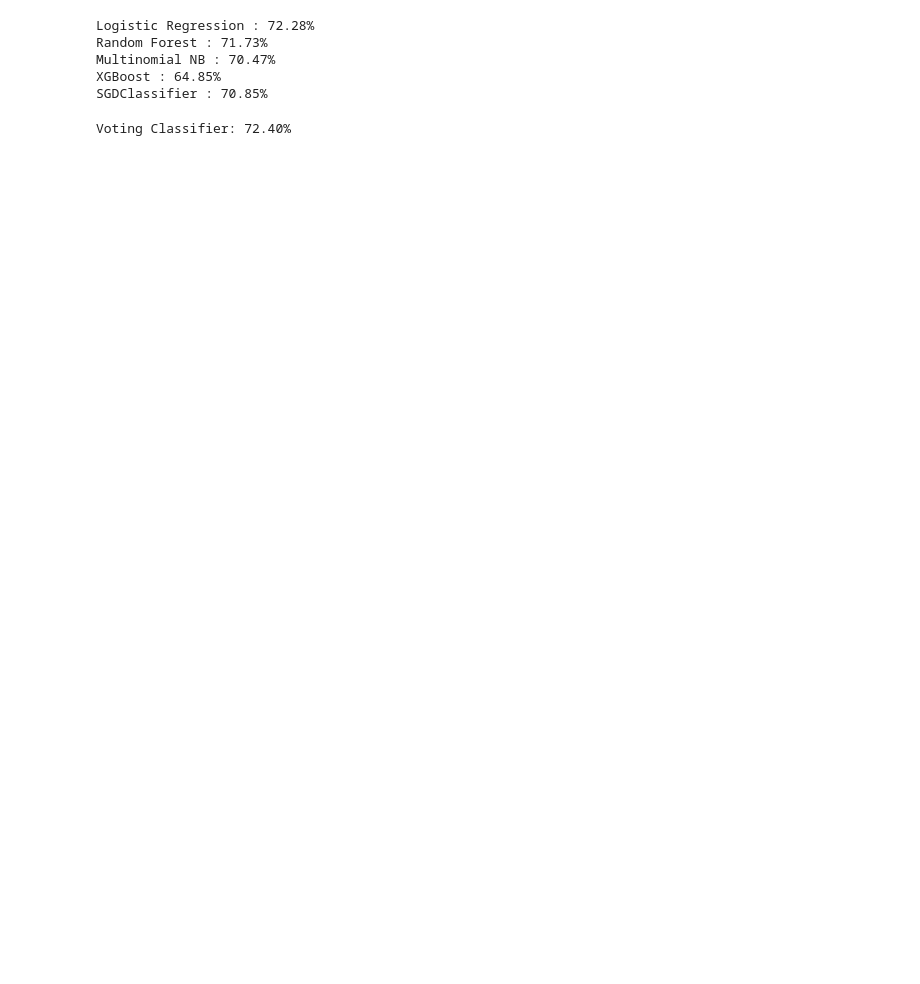
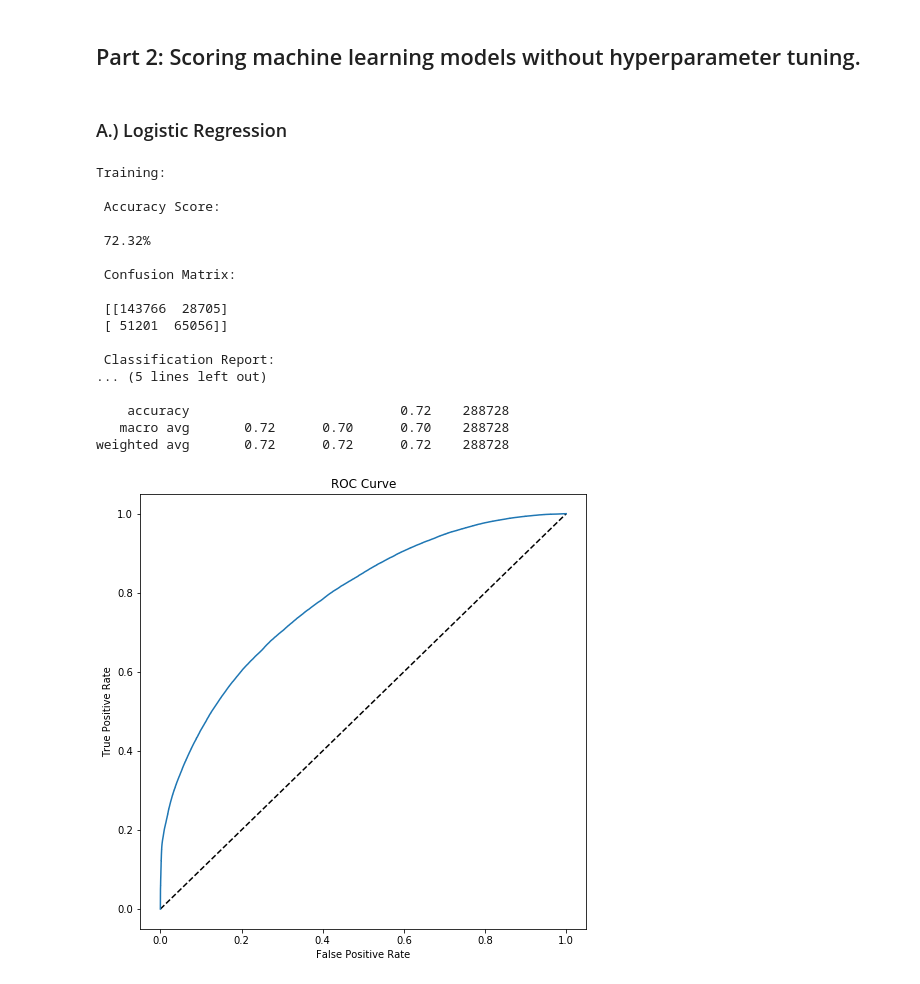
Before and after one commit to tomhalloin/Springboard-Kickstarter, a Jupyter notebook: Kickstarter_Machine_Learning.ipynb, the cells around one changed output. Saved outputs shown, nothing was run; the diff lists cells and outputs as text; code cells hidden in the pictures; blank space fills up the shorter version.

Commit message:
Machine learning with final models

```diff
--- a/Kickstarter_Machine_Learning.ipynb
+++ b/Kickstarter_Machine_Learning.ipynb
@@ -616,43 +113,32 @@ rf_random.fit(X_train, y_train)
-# %%
-# Import VotingClassifier from sklearn.ensemble
-from sklearn.ensemble import VotingClassifier
-from sklearn.metrics import accuracy_score
-
-# Create list of classifiers
-classifiers = [('Logistic Regression', logreg), ('Random Forest', rf), ('Multinomial NB', nb), ('XGBoost', xgb),
-               ('SGDClassifier', sgd)]
-
-# Iterate over the pre-defined list of classifiers
-for clf_name, clf in classifiers:
-
-    # Fit clf to the training set
-    clf.fit(X_train, y_train)
-
-    # Predict y_pred
-    y_pred = clf.predict(X_test)
-
-    # Calculate accuracy
-    accuracy = accuracy_score(y_pred, y_test)
-
-    # Evaluate clf's accuracy on the test set
-    print('{:s} : {:.2%}'.format(clf_name, accuracy))
-
-# Instantiate a VotingClassifier vc
-vc = VotingClassifier(estimators=classifiers)
-
-# Fit vc to the training set
-vc.fit(X_train, y_train)
-
-# Evaluate the test set predictions
-y_pred = vc.predict(X_test)
-
-# Calculate accuracy score
-accuracy = accuracy_score(y_pred, y_test)
-print('Voting Classifier: {:.2%}'.format(accuracy))
-# %% [output]
-Logistic Regression : 72.28%
-Random Forest : 71.73%
-Multinomial NB : 70.47%
-XGBoost : 64.85%
-SGDClassifier : 70.85%
-Voting Classifier: 72.40%
+# %% [markdown]
+## Part 2: Scoring machine learning models without hyperparameter tuning.
+# %% [markdown]
+### A.) Logistic Regression
+# %%
+# Working logistic regression out of the box with no hyperparameters.
+from sklearn.linear_model import LogisticRegression
+logreg = LogisticRegression(solver='lbfgs')
+fitted = logreg.fit(X_train, y_train)
+print('Training: ')
+score_model(fitted, X_train, y_train)
+print('Testing: ')
+score_model(fitted, X_test, y_test)
+# %% [output]
+Training:
+
+ Accuracy Score:
+
+ 72.32%
+
+ Confusion Matrix:
+
+ [[143766  28705]
+ [ 51201  65056]]
+
+ Classification Report:
+... (5 lines left out)
+
+    accuracy                           0.72    288728
+   macro avg       0.72      0.70      0.70    288728
+weighted avg       0.72      0.72      0.72    288728
+[figure, added]
```
Also changed, not shown: parts of 58 cells of this notebook.
